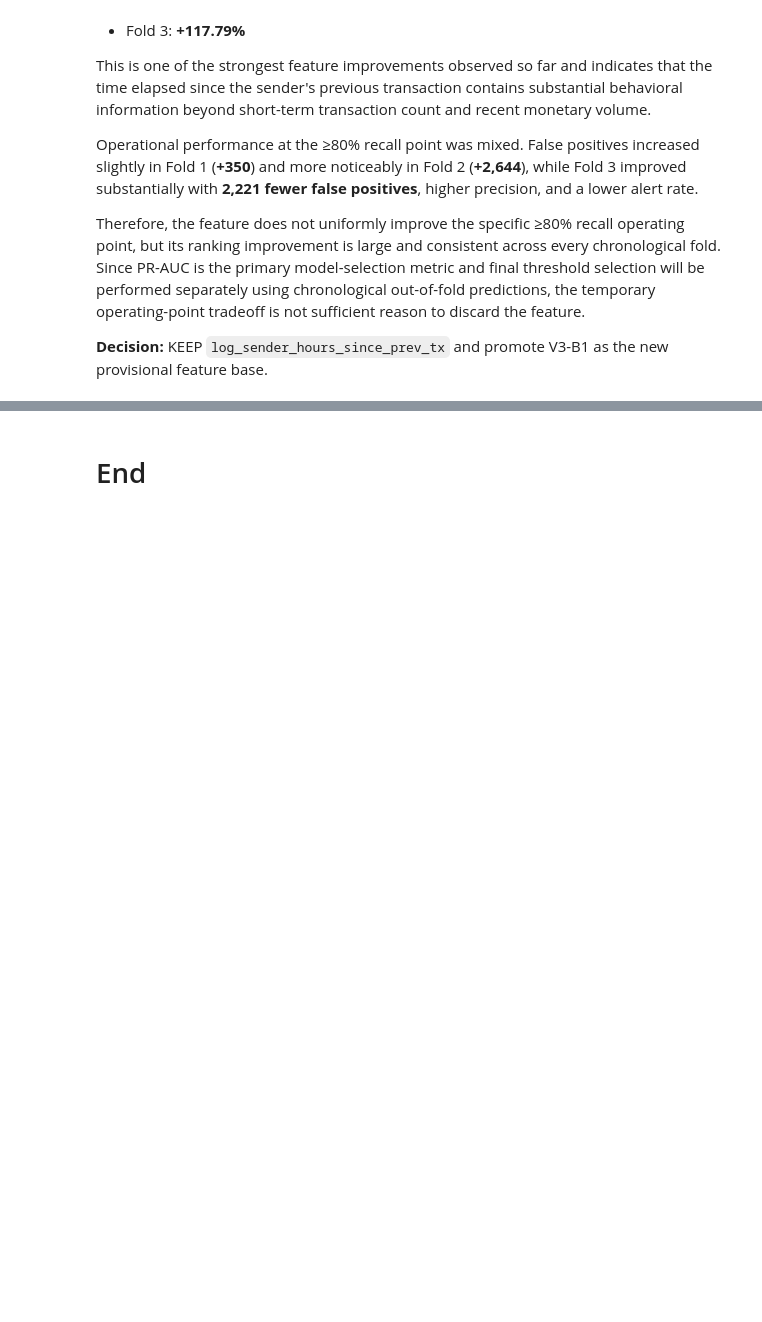
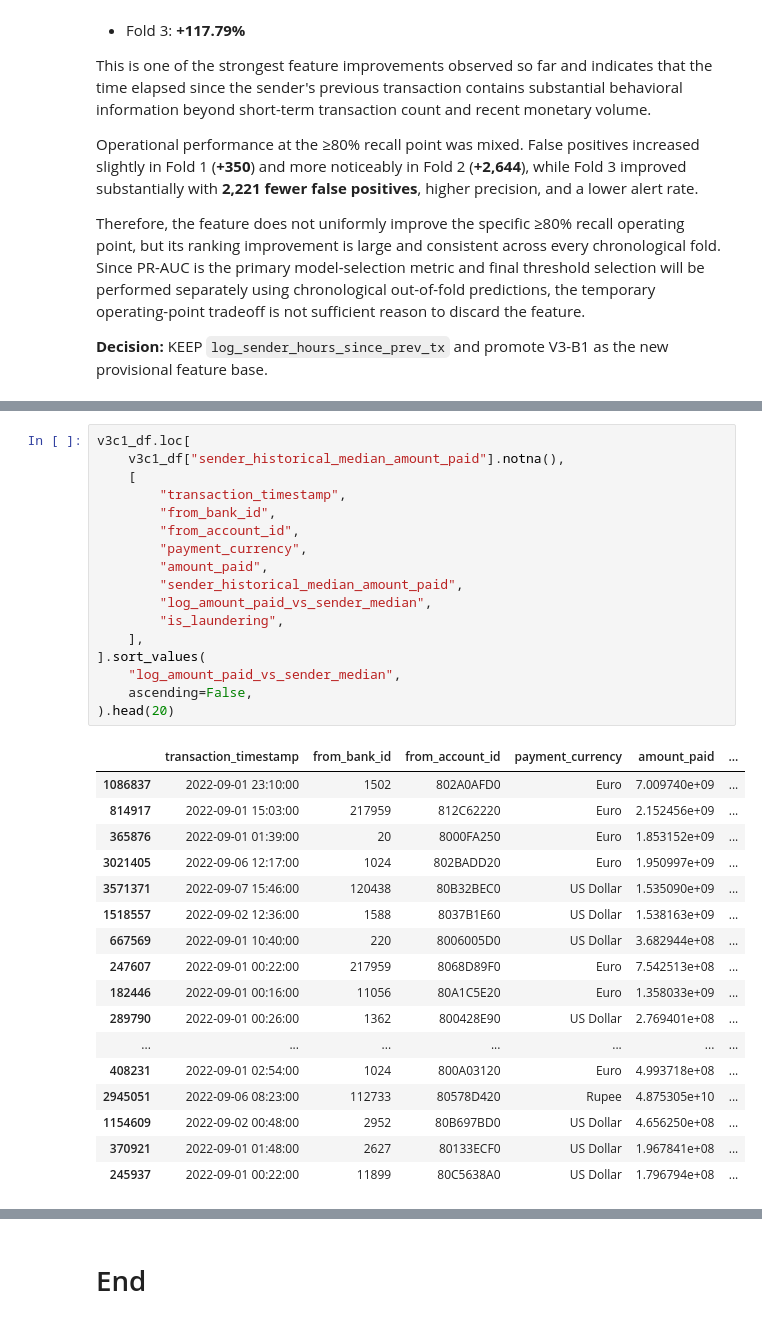
Before and after one commit to surabhi1914/Catch_Fraud, a Jupyter notebook: notebooks/05_lightgbm_feature_engineering.ipynb.ipynb, the cells around one changed output, grey strips where cells are left out. Drawn from its saved outputs; the diff is of its cells as text; blank space fills up the shorter version.

```diff
--- a/notebooks/05_lightgbm_feature_engineering.ipynb.ipynb
+++ b/notebooks/05_lightgbm_feature_engineering.ipynb.ipynb
@@ -5419,0 +5724,35 @@ Therefore, the feature does not uniformly improve the specific ≥80% recall ope
+# %%
+v3c1_df.loc[
+    v3c1_df["sender_historical_median_amount_paid"].notna(),
+    [
+        "transaction_timestamp",
+        "from_bank_id",
+        "from_account_id",
+        "payment_currency",
+        "amount_paid",
+        "sender_historical_median_amount_paid",
+        "log_amount_paid_vs_sender_median",
+        "is_laundering",
+    ],
+].sort_values(
+    "log_amount_paid_vs_sender_median",
+    ascending=False,
+).head(20)
+# %% [output]
+|  | transaction_timestamp | from_bank_id | from_account_id | payment_currency | amount_paid | ... |
+| 1086837 | 2022-09-01 23:10:00 | 1502 | 802A0AFD0 | Euro | 7.009740e+09 | ... |
+| 814917 | 2022-09-01 15:03:00 | 217959 | 812C62220 | Euro | 2.152456e+09 | ... |
+| 365876 | 2022-09-01 01:39:00 | 20 | 8000FA250 | Euro | 1.853152e+09 | ... |
+| 3021405 | 2022-09-06 12:17:00 | 1024 | 802BADD20 | Euro | 1.950997e+09 | ... |
+| 3571371 | 2022-09-07 15:46:00 | 120438 | 80B32BEC0 | US Dollar | 1.535090e+09 | ... |
+| 1518557 | 2022-09-02 12:36:00 | 1588 | 8037B1E60 | US Dollar | 1.538163e+09 | ... |
+| 667569 | 2022-09-01 10:40:00 | 220 | 8006005D0 | US Dollar | 3.682944e+08 | ... |
+| 247607 | 2022-09-01 00:22:00 | 217959 | 8068D89F0 | Euro | 7.542513e+08 | ... |
+| 182446 | 2022-09-01 00:16:00 | 11056 | 80A1C5E20 | Euro | 1.358033e+09 | ... |
+| 289790 | 2022-09-01 00:26:00 | 1362 | 800428E90 | US Dollar | 2.769401e+08 | ... |
+| ... | ... | ... | ... | ... | ... | ... |
+| 408231 | 2022-09-01 02:54:00 | 1024 | 800A03120 | Euro | 4.993718e+08 | ... |
+| 2945051 | 2022-09-06 08:23:00 | 112733 | 80578D420 | Rupee | 4.875305e+10 | ... |
+| 1154609 | 2022-09-02 00:48:00 | 2952 | 80B697BD0 | US Dollar | 4.656250e+08 | ... |
+| 370921 | 2022-09-01 01:48:00 | 2627 | 80133ECF0 | US Dollar | 1.967841e+08 | ... |
+| 245937 | 2022-09-01 00:22:00 | 11899 | 80C5638A0 | US Dollar | 1.796794e+08 | ... |
```
Also changed, not shown: parts of 117 cells of this notebook, 3 other files.
